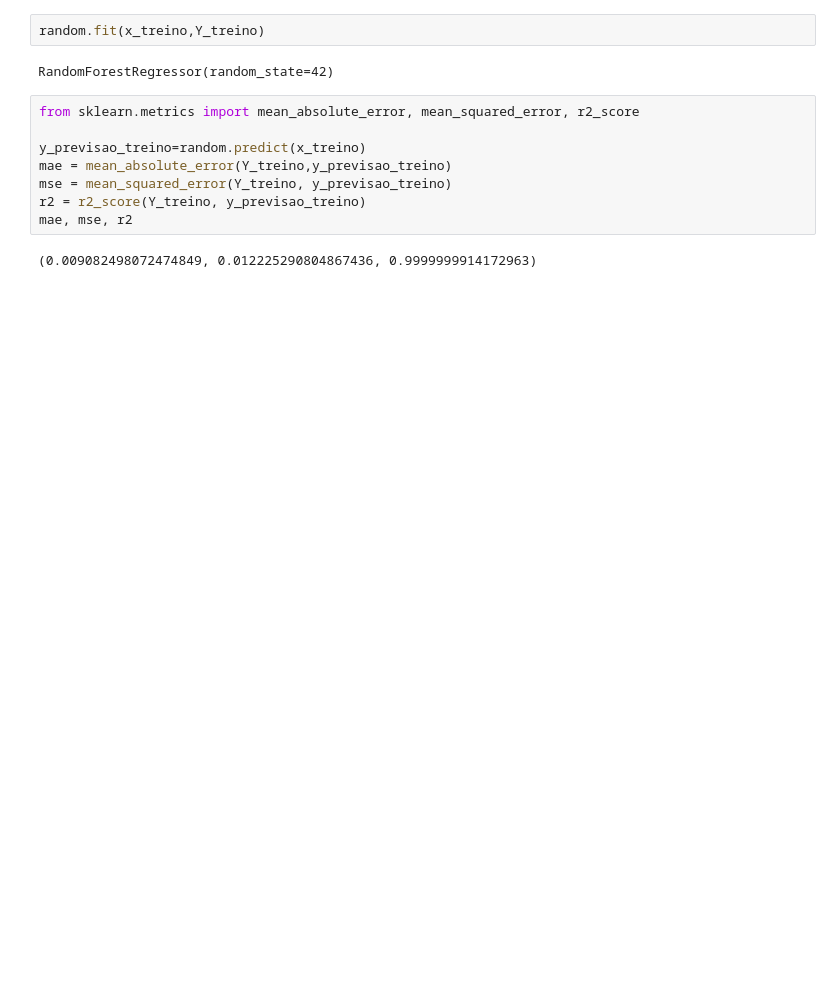
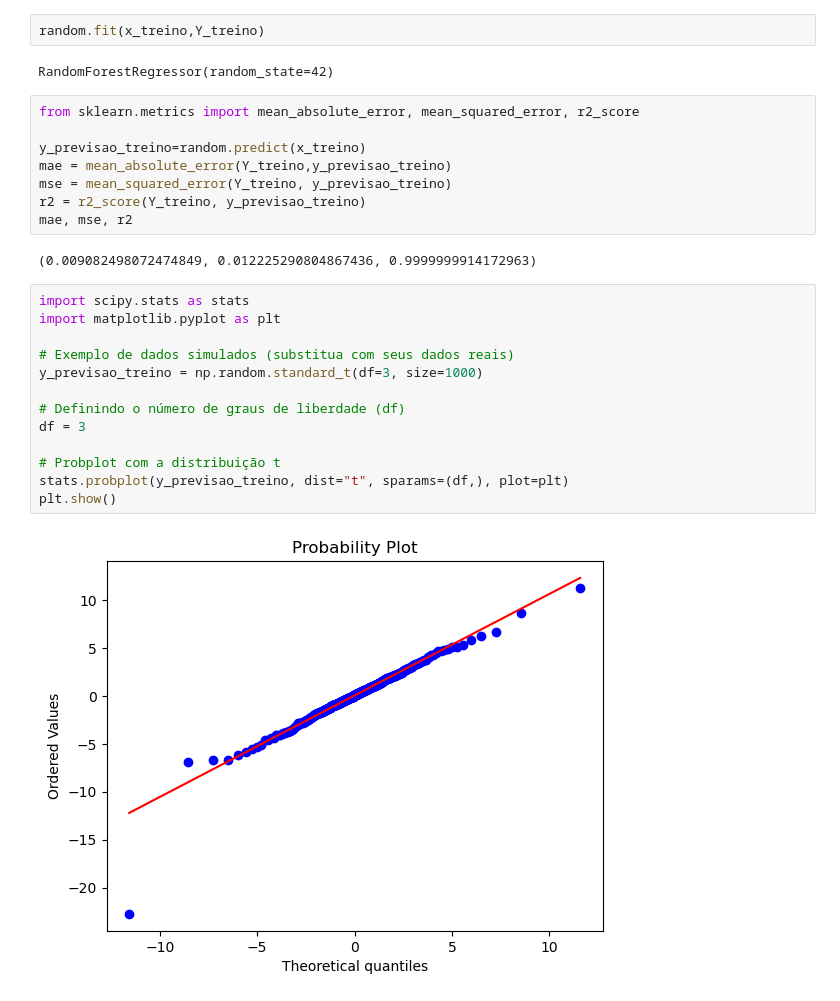
Before and after one commit to Dnimf/cdadosp3, a Jupyter notebook: Projeto_3 (2).ipynb, the cells around one changed output. Cells and saved outputs as stored; diff of their text form; blank space fills up the shorter version.

```diff
--- a/Projeto_3 (2).ipynb
+++ b/Projeto_3 (2).ipynb
@@ -1057,3 +968,18 @@ r2 = r2_score(Y_treino, y_previsao_treino)
 mae, mse, r2
 # %% [output]
 (0.009082498072474849, 0.012225290804867436, 0.9999999914172963)
+# %%
+import scipy.stats as stats
+import matplotlib.pyplot as plt
+
+# Exemplo de dados simulados (substitua com seus dados reais)
+y_previsao_treino = np.random.standard_t(df=3, size=1000)
+
+# Definindo o número de graus de liberdade (df)
+df = 3
+
+# Probplot com a distribuição t
+stats.probplot(y_previsao_treino, dist="t", sparams=(df,), plot=plt)
+plt.show()
+# %% [output]
+[figure, added]
```
Also changed, not shown: parts of 9 cells of this notebook.
